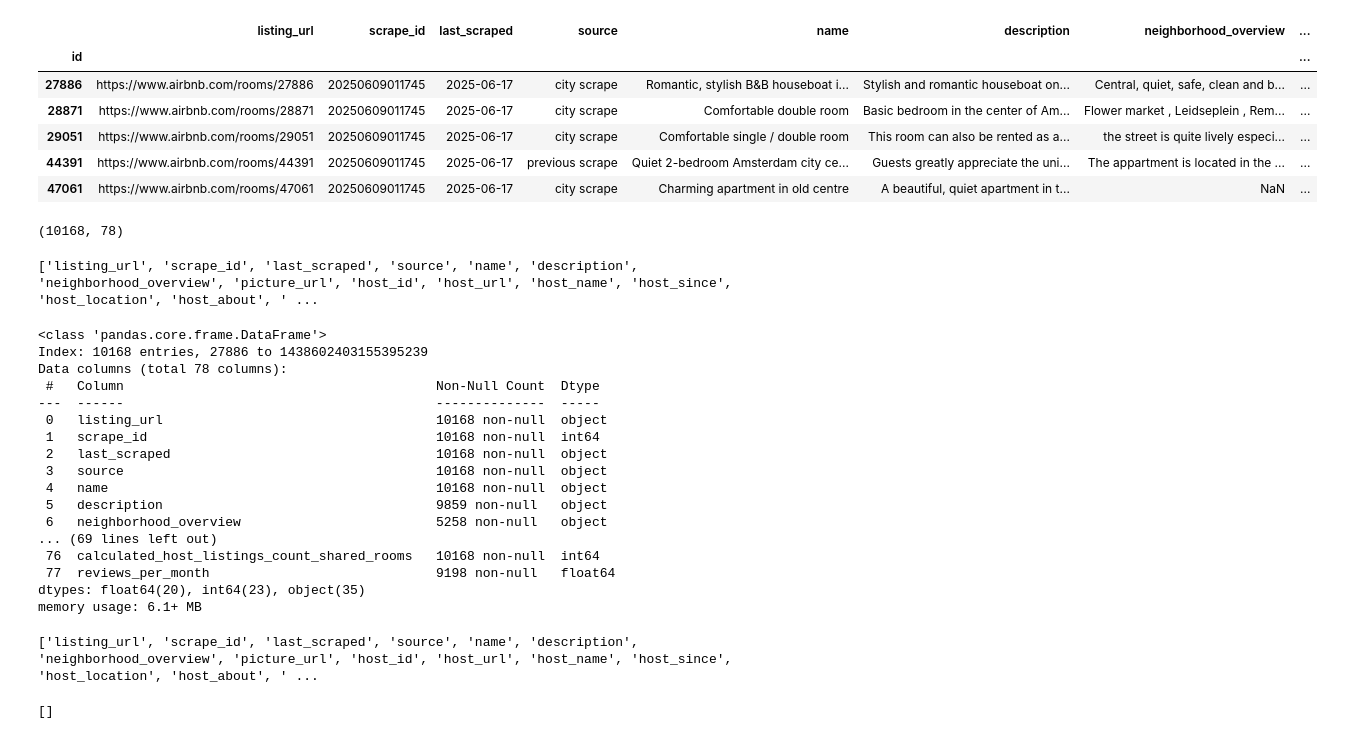
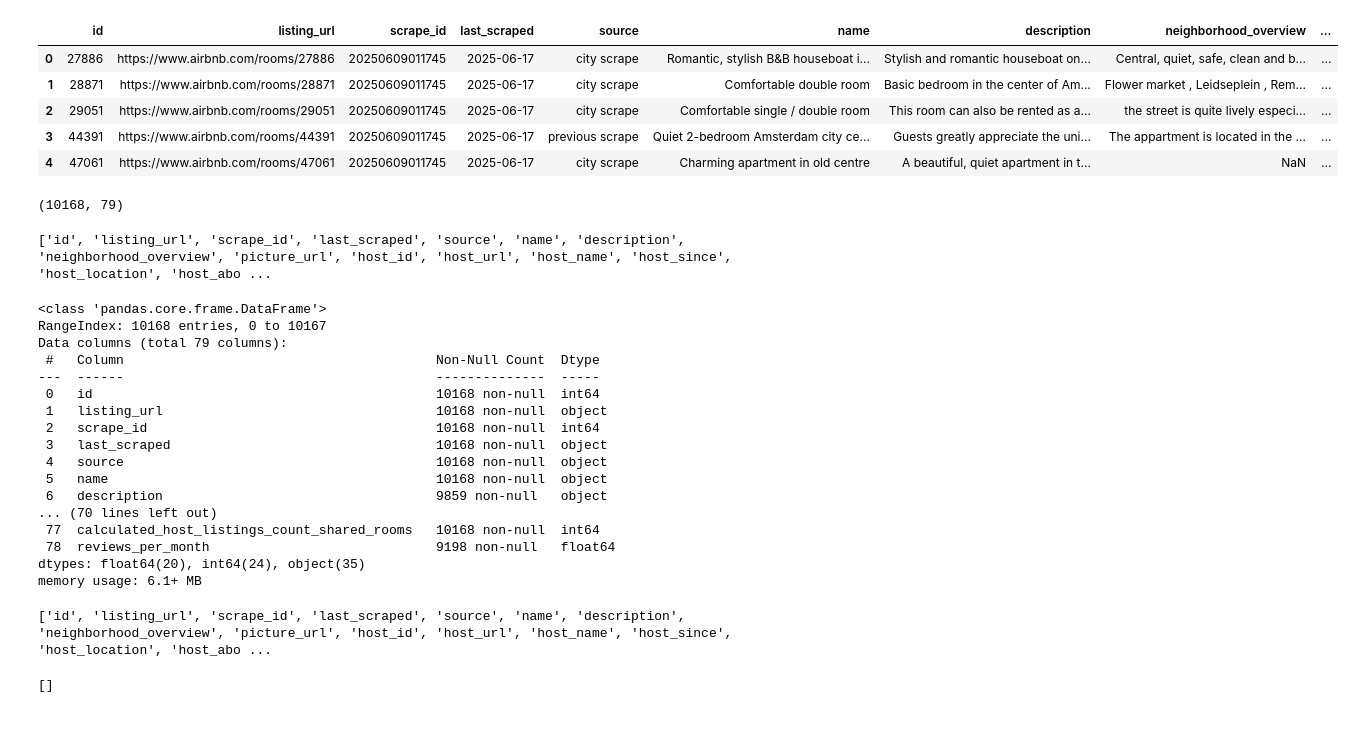
Before and after one commit to SabinaVolkova/amsterdam_airbnb, a Jupyter notebook: analysis.ipynb, the cells around one changed output. Cells and saved outputs as stored; diff of their text form; code cells hidden in the pictures.

```diff
--- a/analysis.ipynb
+++ b/analysis.ipynb
@@ -7,43 +6,42 @@ import plotly.express as px
 # %%
 pd.set_option('display.max_columns', None)
 # %%
-listings = pd.read_csv('/Users/svolkova/Desktop/productAnalytic/projects/amsterdam_airbnb/listings.csv.gz', index_col = 'id')
+listings = pd.read_csv('listings.csv.gz')
 listings.head(5)
 # %% [output]
-|  | listing_url | scrape_id | last_scraped | source | name | description | neighborhood_overview | ... |
-| id |  |  |  |  |  |  |  | ... |
-| 27886 | https://www.airbnb.com/rooms/27886 | 20250609011745 | 2025-06-17 | city scrape | Romantic, stylish B&B houseboat i... | Stylish and romantic houseboat on... | Central, quiet, safe, clean and b... | ... |
-| 28871 | https://www.airbnb.com/rooms/28871 | 20250609011745 | 2025-06-17 | city scrape | Comfortable double room | Basic bedroom in the center of Am... | Flower market , Leidseplein , Rem... | ... |
-| 29051 | https://www.airbnb.com/rooms/29051 | 20250609011745 | 2025-06-17 | city scrape | Comfortable single / double room | This room can also be rented as a... | the street is quite lively especi... | ... |
-| 44391 | https://www.airbnb.com/rooms/44391 | 20250609011745 | 2025-06-17 | previous scrape | Quiet 2-bedroom Amsterdam city ce... | Guests greatly appreciate the uni... | The appartment is located in the ... | ... |
-| 47061 | https://www.airbnb.com/rooms/47061 | 20250609011745 | 2025-06-17 | city scrape | Charming apartment in old centre | A beautiful, quiet apartment in t... | NaN | ... |
+|  | id | listing_url | scrape_id | last_scraped | source | name | description | neighborhood_overview | ... |
+| 0 | 27886 | https://www.airbnb.com/rooms/27886 | 20250609011745 | 2025-06-17 | city scrape | Romantic, stylish B&B houseboat i... | Stylish and romantic houseboat on... | Central, quiet, safe, clean and b... | ... |
+| 1 | 28871 | https://www.airbnb.com/rooms/28871 | 20250609011745 | 2025-06-17 | city scrape | Comfortable double room | Basic bedroom in the center of Am... | Flower market , Leidseplein , Rem... | ... |
+| 2 | 29051 | https://www.airbnb.com/rooms/29051 | 20250609011745 | 2025-06-17 | city scrape | Comfortable single / double room | This room can also be rented as a... | the street is quite lively especi... | ... |
+| 3 | 44391 | https://www.airbnb.com/rooms/44391 | 20250609011745 | 2025-06-17 | previous scrape | Quiet 2-bedroom Amsterdam city ce... | Guests greatly appreciate the uni... | The appartment is located in the ... | ... |
+| 4 | 47061 | https://www.airbnb.com/rooms/47061 | 20250609011745 | 2025-06-17 | city scrape | Charming apartment in old centre | A beautiful, quiet apartment in t... | NaN | ... |
 # %%
 listings.shape
 # %% [output]
-(10168, 78)
+(10168, 79)
 # %%
 cols = listings.columns.tolist()
 print(cols)
 # %% [output]
-['listing_url', 'scrape_id', 'last_scraped', 'source', 'name', 'description', 'neighborhood_overview', 'picture_url', 'host_id', 'host_url', 'host_name', 'host_since', 'host_location', 'host_about', ' ...
+['id', 'listing_url', 'scrape_id', 'last_scraped', 'source', 'name', 'description', 'neighborhood_overview', 'picture_url', 'host_id', 'host_url', 'host_name', 'host_since', 'host_location', 'host_abo ...
 # %%
 listings.info()
 # %% [output]
 <class 'pandas.core.frame.DataFrame'>
-Index: 10168 entries, 27886 to 1438602403155395239
-Data columns (total 78 columns):
+RangeIndex: 10168 entries, 0 to 10167
+Data columns (total 79 columns):
  #   Column                                        Non-Null Count  Dtype
 ---  ------                                        --------------  -----
- 0   listing_url                                   10168 non-null  object
- 1   scrape_id                                     10168 non-null  int64
- 2   last_scraped                                  10168 non-null  object
- 3   source                                        10168 non-null  object
- 4   name                                          10168 non-null  object
- 5   description                                   9859 non-null   object
- 6   neighborhood_overview                         5258 non-null   object
-... (69 lines left out)
- 76  calculated_host_listings_count_shared_rooms   10168 non-null  int64
- 77  reviews_per_month                             9198 non-null   float64
-dtypes: float64(20), int64(23), object(35)
+ 0   id                                            10168 non-null  int64
+ 1   listing_url                                   10168 non-null  object
+ 2   scrape_id                                     10168 non-null  int64
+ 3   last_scraped                                  10168 non-null  object
+ 4   source                                        10168 non-null  object
+ 5   name                                          10168 non-null  object
+ 6   description                                   9859 non-null   object
+... (70 lines left out)
+ 77  calculated_host_listings_count_shared_rooms   10168 non-null  int64
+ 78  reviews_per_month                             9198 non-null   float64
+dtypes: float64(20), int64(24), object(35)
 memory usage: 6.1+ MB
 # %%
@@ -50,10 +49,10 @@ memory usage: 6.1+ MB
 listings = listings.drop(columns=['neighbourhood_group_cleansed'])
 # %%
-listings_2 = pd.read_csv('/Users/svolkova/Desktop/productAnalytic/projects/amsterdam_airbnb/listings.csv', index_col = 'id')
+listings_2 = pd.read_csv('listings.csv', index_col = 'id')
 cols2 = listings.columns.tolist()
 print(cols2)
 # %% [output]
-['listing_url', 'scrape_id', 'last_scraped', 'source', 'name', 'description', 'neighborhood_overview', 'picture_url', 'host_id', 'host_url', 'host_name', 'host_since', 'host_location', 'host_about', ' ...
+['id', 'listing_url', 'scrape_id', 'last_scraped', 'source', 'name', 'description', 'neighborhood_overview', 'picture_url', 'host_id', 'host_url', 'host_name', 'host_since', 'host_location', 'host_abo ...
 # %%
 c = list(set(cols2) - set(cols))
 print(c)
```
Also changed, not shown: parts of 47 cells of this notebook, 7 other files.
